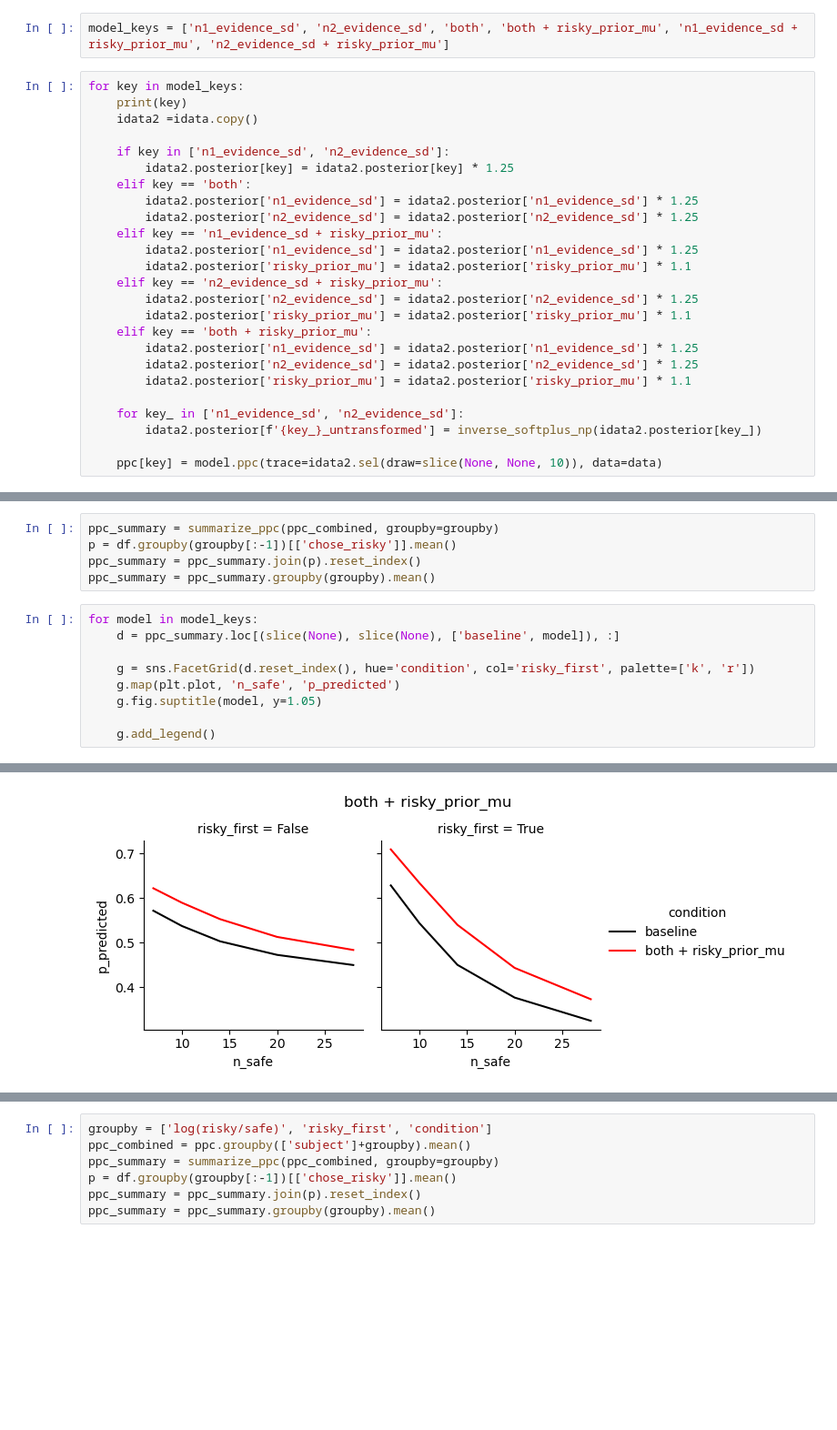
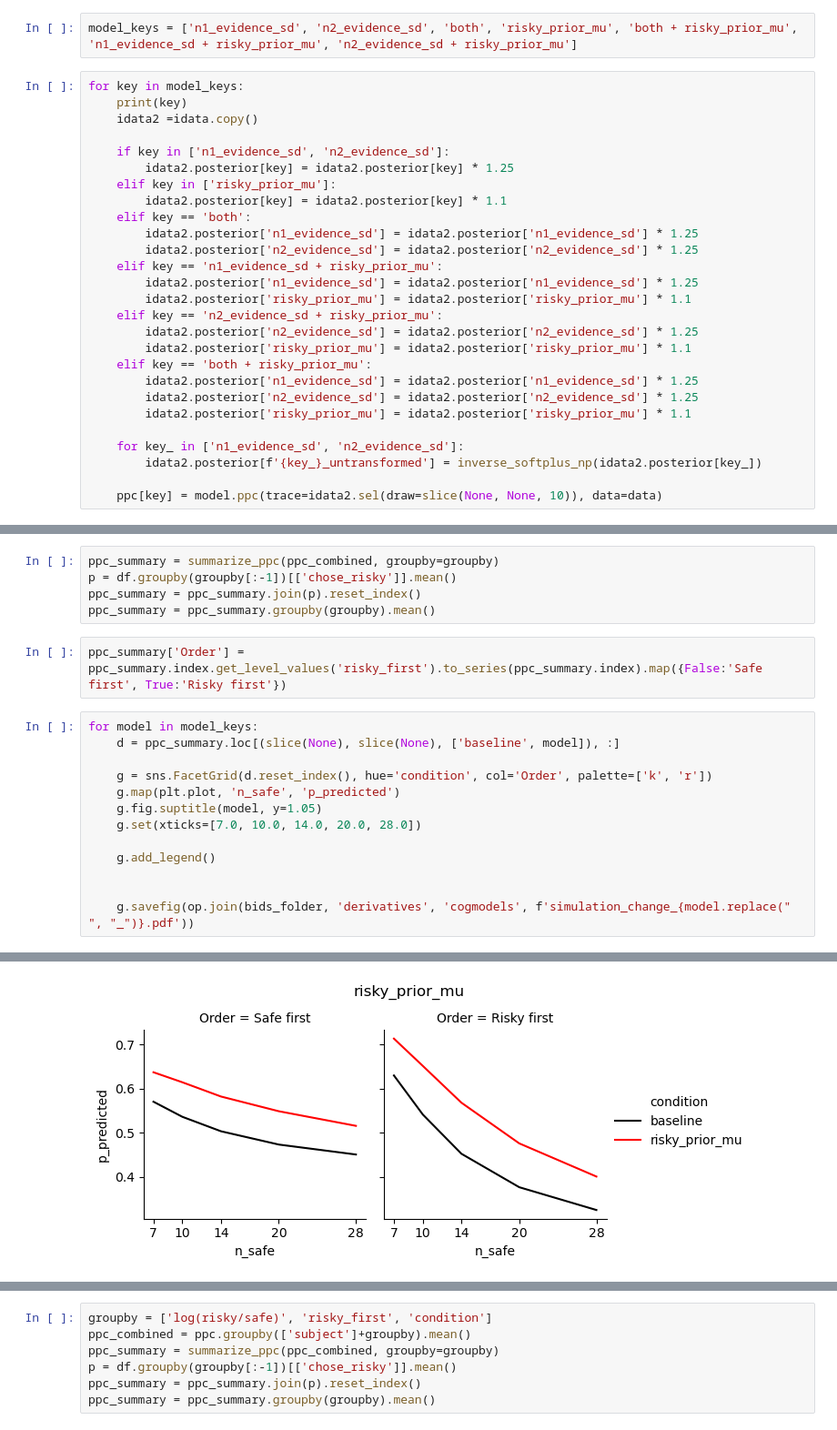
Before and after one commit to Gilles86/tms_risk, a Jupyter notebook: tms_risk/cogmodels/notebooks/noise_predictions.ipynb, the cells around one changed output, grey strips where cells are left out. Shown: that part at 91% size. Cells and saved outputs as stored; diff of their text form; blank space fills up the shorter version.

```diff
--- a/tms_risk/cogmodels/notebooks/noise_predictions.ipynb
+++ b/tms_risk/cogmodels/notebooks/noise_predictions.ipynb
@@ -28,7 +28,7 @@ WARNING (pytensor.tensor.blas): Using NumPy C-API based implementation for BLAS
 Sampling: [ll_bernoulli]
 100.00% [400/400 00:00<00:00]
 # %%
-model_keys = ['n1_evidence_sd', 'n2_evidence_sd', 'both', 'both + risky_prior_mu', 'n1_evidence_sd + risky_prior_mu', 'n2_evidence_sd + risky_prior_mu']
+model_keys = ['n1_evidence_sd', 'n2_evidence_sd', 'both', 'risky_prior_mu', 'both + risky_prior_mu', 'n1_evidence_sd + risky_prior_mu', 'n2_evidence_sd + risky_prior_mu']
 # %%
 for key in model_keys:
     print(key)
@@ -36,6 +36,8 @@ for key in model_keys:
 
     if key in ['n1_evidence_sd', 'n2_evidence_sd']:
         idata2.posterior[key] = idata2.posterior[key] * 1.25
+    elif key in ['risky_prior_mu']:
+        idata2.posterior[key] = idata2.posterior[key] * 1.1
     elif key == 'both':
         idata2.posterior['n1_evidence_sd'] = idata2.posterior['n1_evidence_sd'] * 1.25
         idata2.posterior['n2_evidence_sd'] = idata2.posterior['n2_evidence_sd'] * 1.25
@@ -100,13 +103,19 @@ ppc_summary = summarize_ppc(ppc_combined, groupby=groupby)
 p = df.groupby(groupby[:-1])[['chose_risky']].mean()
 ppc_summary = ppc_summary.join(p).reset_index()
 ppc_summary = ppc_summary.groupby(groupby).mean()
+# %%
+ppc_summary['Order'] = ppc_summary.index.get_level_values('risky_first').to_series(ppc_summary.index).map({False:'Safe first', True:'Risky first'})
 # %%
 for model in model_keys:
     d = ppc_summary.loc[(slice(None), slice(None), ['baseline', model]), :]
 
-    g = sns.FacetGrid(d.reset_index(), hue='condition', col='risky_first', palette=['k', 'r'])
+    g = sns.FacetGrid(d.reset_index(), hue='condition', col='Order', palette=['k', 'r'])
     g.map(plt.plot, 'n_safe', 'p_predicted')
     g.fig.suptitle(model, y=1.05)
+    g.set(xticks=[7.0, 10.0, 14.0, 20.0, 28.0])
 
     g.add_legend()
+
+
+    g.savefig(op.join(bids_folder, 'derivatives', 'cogmodels', f'simulation_change_{model.replace(" ", "_")}.pdf'))
 # %% [output]
@@ -116 +125 @@ for model in model_keys:
-[figure, old version]
+[figure, new version]
```
Also changed, not shown: parts of 5 cells of this notebook, 3 other files.
